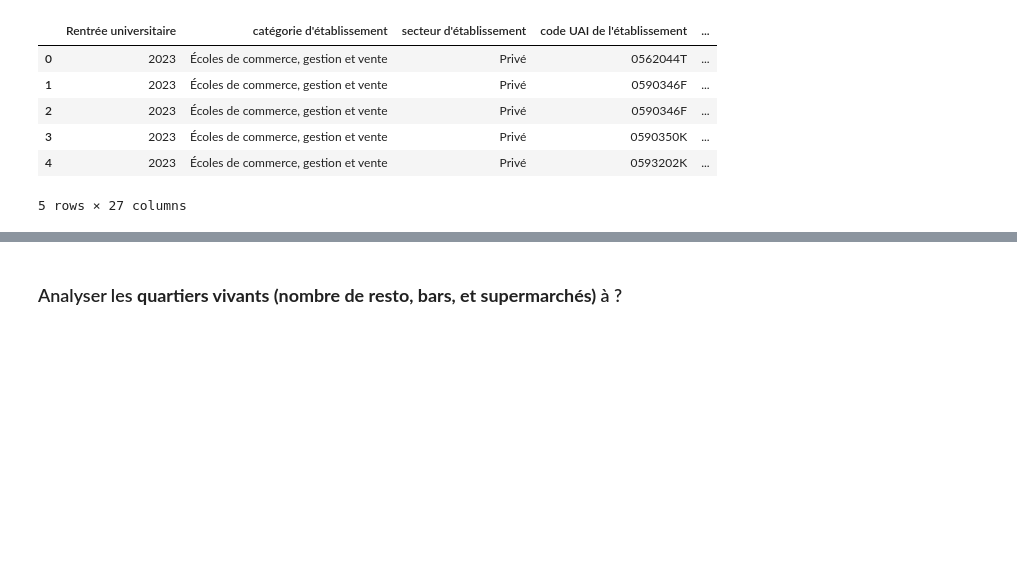
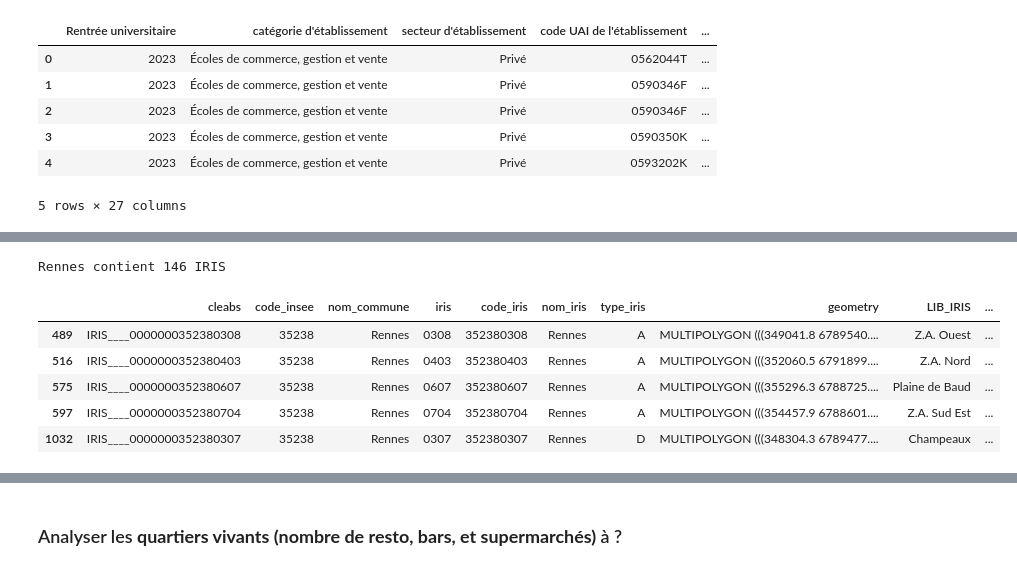
Before and after one commit to adam2504/Analyse_Donnees_Foncieres, a Jupyter notebook: notebook_adam.ipynb, the cells around one changed output, grey strips where cells are left out. Cells and saved outputs as stored; diff of their text form; code cells hidden in the pictures; blank space fills up the shorter version.

```diff
--- a/notebook_adam.ipynb
+++ b/notebook_adam.ipynb
@@ -243,0 +137,19 @@ fig.show()
+# %%
+url_iris = "https://huggingface.co/datasets/analysedonneesfoncieresdata/analyse_fonciere_data/resolve/main/contours-iris-pe.gpkg"
+local_path = "contours-iris-pe.gpkg"
+
+# Télécharger une seule fois
+if not os.path.exists(local_path):
+    print("Téléchargement du fichier...")
+    r = requests.get(url_iris)
+    with open(local_path, "wb") as f:
+        f.write(r.content)
+
+# Lister les couches avec fiona
+from fiona import listlayers
+layers = listlayers(local_path)
+print("Couches disponibles:", layers)
+
+# Charger la couche principale
+iris = gpd.read_file(local_path, layer=layers[0])
+iris.head()
@@ -243,0 +165,11 @@ fig.show()
+# %%
+url_ref_iris = "https://huggingface.co/datasets/analysedonneesfoncieresdata/analyse_fonciere_data/resolve/main/reference_IRIS_geo2025.xlsx"
+
+iris_noms = pd.read_excel(url_ref_iris)
+
+iris_noms = iris_noms.rename(columns={'CODE_IRIS': 'code_iris'})
+
+# fusion avec ton GeoDataFrame (qui contient les codes IRIS)
+iris = iris.merge(iris_noms[['code_iris', 'LIB_IRIS', 'LIBCOM']], on='code_iris', how='left')
+
+iris_noms.head()
@@ -243,0 +183,15 @@ fig.show()
+# %%
+# Filtrer
+iris_rennes = iris[iris['nom_commune'].str.contains("Rennes", case=False, na=False)].copy()
+
+print(f"Rennes contient", len(iris_rennes), "IRIS")
+
+iris_rennes.head()
+# %% [output]
+Rennes contient 146 IRIS
+|  | cleabs | code_insee | nom_commune | iris | code_iris | nom_iris | type_iris | geometry | LIB_IRIS | ... |
+| 489 | IRIS____0000000352380308 | 35238 | Rennes | 0308 | 352380308 | Rennes | A | MULTIPOLYGON (((349041.8 6789540.... | Z.A. Ouest | ... |
+| 516 | IRIS____0000000352380403 | 35238 | Rennes | 0403 | 352380403 | Rennes | A | MULTIPOLYGON (((352060.5 6791899.... | Z.A. Nord | ... |
+| 575 | IRIS____0000000352380607 | 35238 | Rennes | 0607 | 352380607 | Rennes | A | MULTIPOLYGON (((355296.3 6788725.... | Plaine de Baud | ... |
+| 597 | IRIS____0000000352380704 | 35238 | Rennes | 0704 | 352380704 | Rennes | A | MULTIPOLYGON (((354457.9 6788601.... | Z.A. Sud Est | ... |
+| 1032 | IRIS____0000000352380307 | 35238 | Rennes | 0307 | 352380307 | Rennes | D | MULTIPOLYGON (((348304.3 6789477.... | Champeaux | ... |
```
Also changed, not shown: parts of 18 cells of this notebook, 1 other file.
